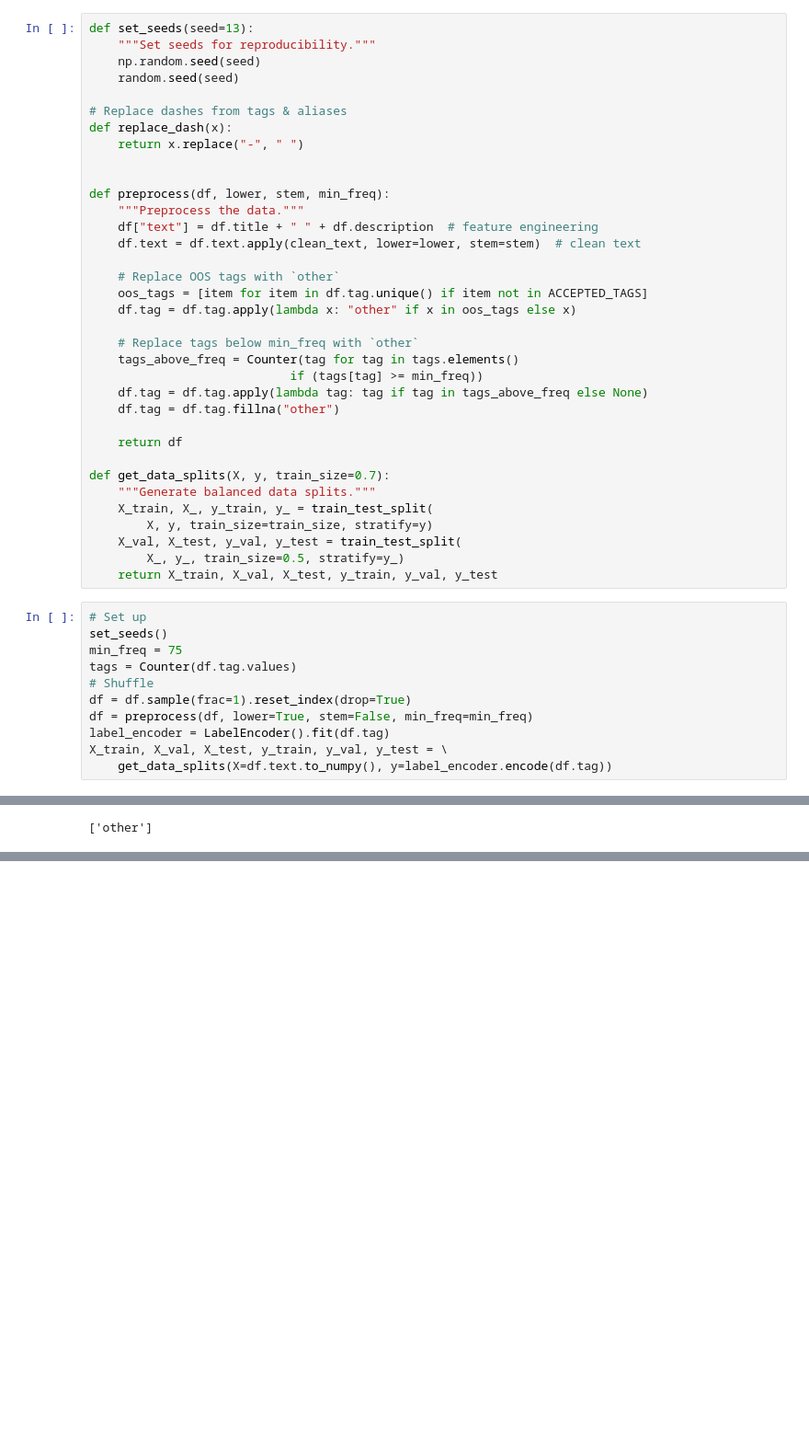
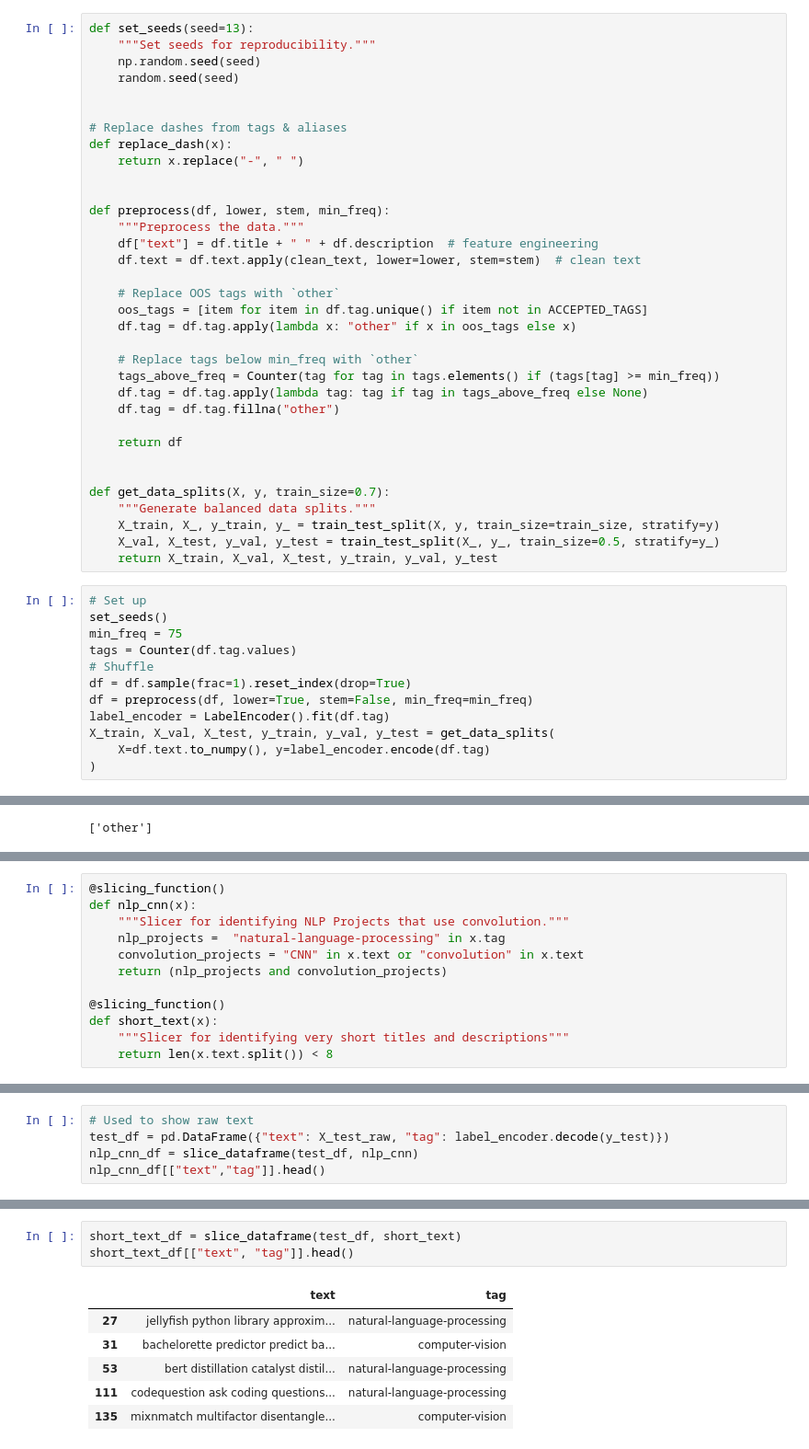
Before and after one commit to MerlinSchaefer/MLOps_course_mwml, a Jupyter notebook: Modeling/Modeling.ipynb, the cells around one changed output, grey strips where cells are left out. Shown at 92% size. Saved outputs shown, nothing was run; the diff lists cells and outputs as text; blank space fills up the shorter version.

```diff
--- a/Modeling/Modeling.ipynb
+++ b/Modeling/Modeling.ipynb
@@ -42,6 +47,7 @@ def set_seeds(seed=13):
     """Set seeds for reproducibility."""
     np.random.seed(seed)
     random.seed(seed)
+
 
 # Replace dashes from tags & aliases
 def replace_dash(x):
@@ -58,19 +64,17 @@ def preprocess(df, lower, stem, min_freq):
     df.tag = df.tag.apply(lambda x: "other" if x in oos_tags else x)
 
     # Replace tags below min_freq with `other`
-    tags_above_freq = Counter(tag for tag in tags.elements()
-                            if (tags[tag] >= min_freq))
+    tags_above_freq = Counter(tag for tag in tags.elements() if (tags[tag] >= min_freq))
     df.tag = df.tag.apply(lambda tag: tag if tag in tags_above_freq else None)
     df.tag = df.tag.fillna("other")
 
     return df
 
+
 def get_data_splits(X, y, train_size=0.7):
     """Generate balanced data splits."""
-    X_train, X_, y_train, y_ = train_test_split(
-        X, y, train_size=train_size, stratify=y)
-    X_val, X_test, y_val, y_test = train_test_split(
-        X_, y_, train_size=0.5, stratify=y_)
+    X_train, X_, y_train, y_ = train_test_split(X, y, train_size=train_size, stratify=y)
+    X_val, X_test, y_val, y_test = train_test_split(X_, y_, train_size=0.5, stratify=y_)
     return X_train, X_val, X_test, y_train, y_val, y_test
 # %%
 # Set up
@@ -81,7 +85,8 @@ tags = Counter(df.tag.values)
 df = df.sample(frac=1).reset_index(drop=True)
 df = preprocess(df, lower=True, stem=False, min_freq=min_freq)
 label_encoder = LabelEncoder().fit(df.tag)
-X_train, X_val, X_test, y_train, y_val, y_test = \
-    get_data_splits(X=df.text.to_numpy(), y=label_encoder.encode(df.tag))
+X_train, X_val, X_test, y_train, y_val, y_test = get_data_splits(
+    X=df.text.to_numpy(), y=label_encoder.encode(df.tag)
+)
 # %%
 # Label encoder
@@ -333,0 +453,12 @@ print (json.dumps(performance, indent=2))
+# %%
+@slicing_function()
+def nlp_cnn(x):
+    """Slicer for identifying NLP Projects that use convolution."""
+    nlp_projects =  "natural-language-processing" in x.tag
+    convolution_projects = "CNN" in x.text or "convolution" in x.text
+    return (nlp_projects and convolution_projects)
+
+@slicing_function()
+def short_text(x):
+    """Slicer for identifying very short titles and descriptions"""
+    return len(x.text.split()) < 8
@@ -333,0 +467,5 @@ print (json.dumps(performance, indent=2))
+# %%
+# Used to show raw text
+test_df = pd.DataFrame({"text": X_test_raw, "tag": label_encoder.decode(y_test)})
+nlp_cnn_df = slice_dataframe(test_df, nlp_cnn)
+nlp_cnn_df[["text","tag"]].head()
@@ -333,0 +475,10 @@ print (json.dumps(performance, indent=2))
+# %%
+short_text_df = slice_dataframe(test_df, short_text)
+short_text_df[["text", "tag"]].head()
+# %% [output]
+|  | text | tag |
+| 27 | jellyfish python library approxim... | natural-language-processing |
+| 31 | bachelorette predictor predict ba... | computer-vision |
+| 53 | bert distillation catalyst distil... | natural-language-processing |
+| 111 | codequestion ask coding questions... | natural-language-processing |
+| 135 | mixnmatch multifactor disentangle... | computer-vision |
```
Also changed, not shown: parts of 40 cells of this notebook, 2 other files.
